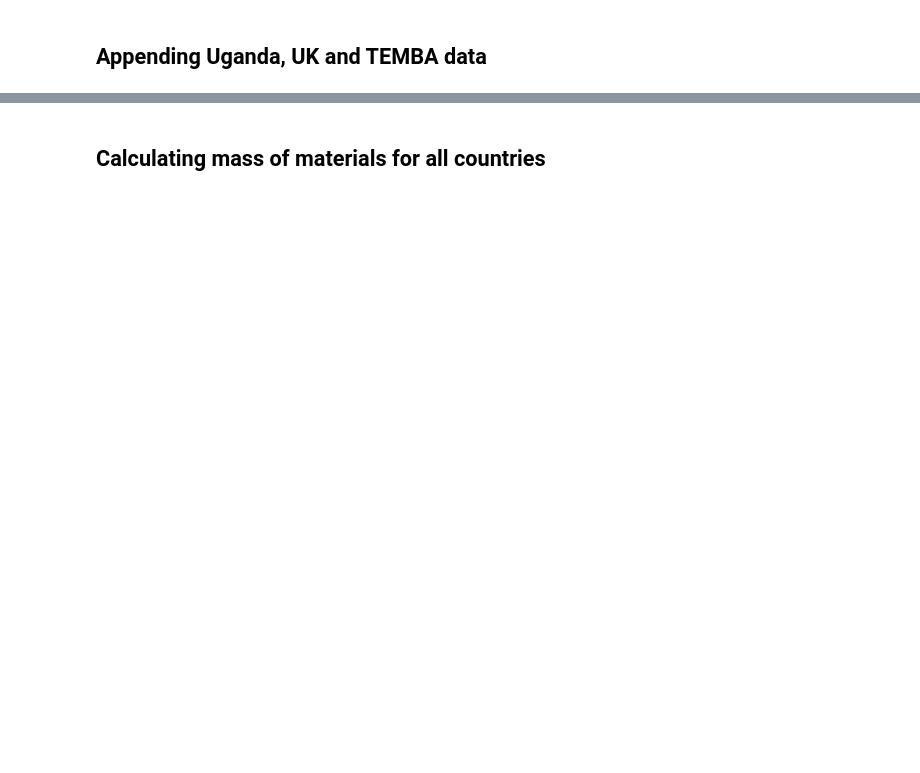
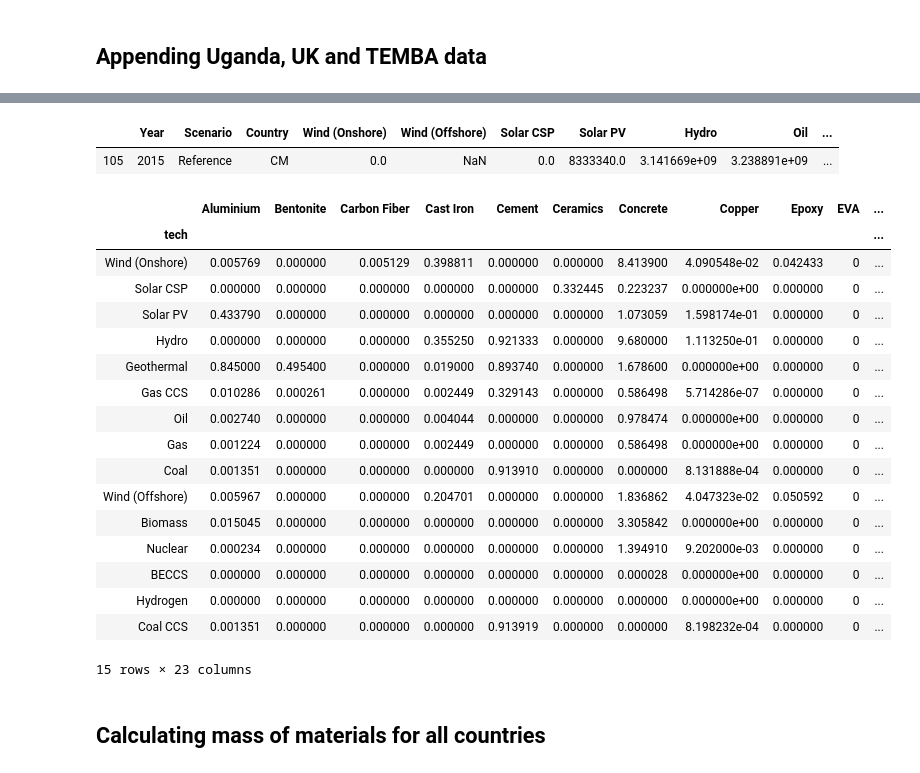
Before and after one commit to kcerva/MAT-DP, a Jupyter notebook: notebooks/MAT-DP.ipynb, the cells around one changed output, grey strips where cells are left out. Saved outputs shown, nothing was run; the diff lists cells and outputs as text; code cells hidden in the pictures; blank space fills up the shorter version.

```diff
--- a/notebooks/MAT-DP.ipynb
+++ b/notebooks/MAT-DP.ipynb
@@ -194,3 +230,29 @@ dfC = dfC[['Year', 'Scenario', 'Country', 'Wind (Onshore)', 'Wind (Offshore)',
+# %%
+dfC[(dfC['Scenario']=='Reference')&(dfC['Year']=='2015')&(dfC['Country']=='CM')]
+# %% [output]
+|  | Year | Scenario | Country | Wind (Onshore) | Wind (Offshore) | Solar CSP | Solar PV | Hydro | Oil | ... |
+| 105 | 2015 | Reference | CM | 0.0 | NaN | 0.0 | 8333340.0 | 3.141669e+09 | 3.238891e+09 | ... |
+# %%
+cM
+# %% [output]
+|  | Aluminium | Bentonite | Carbon Fiber | Cast Iron | Cement | Ceramics | Concrete | Copper | Epoxy | EVA | ... |
+| tech |  |  |  |  |  |  |  |  |  |  | ... |
+| Wind (Onshore) | 0.005769 | 0.000000 | 0.005129 | 0.398811 | 0.000000 | 0.000000 | 8.413900 | 4.090548e-02 | 0.042433 | 0 | ... |
+| Solar CSP | 0.000000 | 0.000000 | 0.000000 | 0.000000 | 0.000000 | 0.332445 | 0.223237 | 0.000000e+00 | 0.000000 | 0 | ... |
+| Solar PV | 0.433790 | 0.000000 | 0.000000 | 0.000000 | 0.000000 | 0.000000 | 1.073059 | 1.598174e-01 | 0.000000 | 0 | ... |
+| Hydro | 0.000000 | 0.000000 | 0.000000 | 0.355250 | 0.921333 | 0.000000 | 9.680000 | 1.113250e-01 | 0.000000 | 0 | ... |
+| Geothermal | 0.845000 | 0.495400 | 0.000000 | 0.019000 | 0.893740 | 0.000000 | 1.678600 | 0.000000e+00 | 0.000000 | 0 | ... |
+| Gas CCS | 0.010286 | 0.000261 | 0.000000 | 0.002449 | 0.329143 | 0.000000 | 0.586498 | 5.714286e-07 | 0.000000 | 0 | ... |
+| Oil | 0.002740 | 0.000000 | 0.000000 | 0.004044 | 0.000000 | 0.000000 | 0.978474 | 0.000000e+00 | 0.000000 | 0 | ... |
+| Gas | 0.001224 | 0.000000 | 0.000000 | 0.002449 | 0.000000 | 0.000000 | 0.586498 | 0.000000e+00 | 0.000000 | 0 | ... |
+| Coal | 0.001351 | 0.000000 | 0.000000 | 0.000000 | 0.913910 | 0.000000 | 0.000000 | 8.131888e-04 | 0.000000 | 0 | ... |
+| Wind (Offshore) | 0.005967 | 0.000000 | 0.000000 | 0.204701 | 0.000000 | 0.000000 | 1.836862 | 4.047323e-02 | 0.050592 | 0 | ... |
+| Biomass | 0.015045 | 0.000000 | 0.000000 | 0.000000 | 0.000000 | 0.000000 | 3.305842 | 0.000000e+00 | 0.000000 | 0 | ... |
+| Nuclear | 0.000234 | 0.000000 | 0.000000 | 0.000000 | 0.000000 | 0.000000 | 1.394910 | 9.202000e-03 | 0.000000 | 0 | ... |
+| BECCS | 0.000000 | 0.000000 | 0.000000 | 0.000000 | 0.000000 | 0.000000 | 0.000028 | 0.000000e+00 | 0.000000 | 0 | ... |
+| Hydrogen | 0.000000 | 0.000000 | 0.000000 | 0.000000 | 0.000000 | 0.000000 | 0.000000 | 0.000000e+00 | 0.000000 | 0 | ... |
+| Coal CCS | 0.001351 | 0.000000 | 0.000000 | 0.000000 | 0.913919 | 0.000000 | 0.000000 | 8.198232e-04 | 0.000000 | 0 | ... |
+15 rows × 23 columns
 # %% [markdown]
 ## Calculating mass of materials for all countries
 # %%
```
Also changed, not shown: parts of 24 cells of this notebook, 16 other files.
